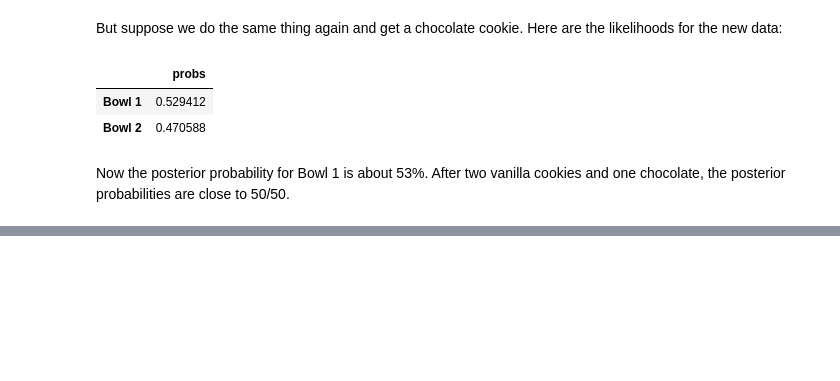
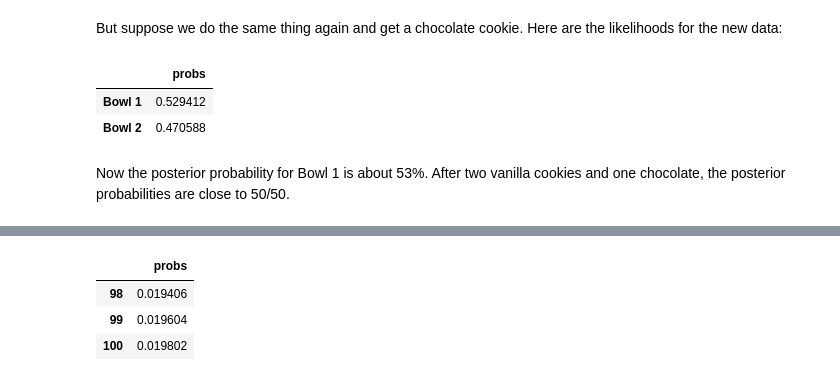
Before and after one commit to bea-sirowy/Python-tutorials, a Jupyter notebook: Bayes02_distributions.ipynb, the cells around one changed output, grey strips where cells are left out. Drawn from its saved outputs; the diff is of its cells as text; code cells hidden in the pictures; blank space fills up the shorter version.

```diff
--- a/Bayes02_distributions.ipynb
+++ b/Bayes02_distributions.ipynb
@@ -187,0 +266,7 @@ cookies and one chocolate, the posterior probabilities are close to 50/50.
+# %%
+posterior1.tail()
+# %% [output]
+|  | probs |
+| 98 | 0.019406 |
+| 99 | 0.019604 |
+| 100 | 0.019802 |
```
Also changed, not shown: parts of 27 cells of this notebook.
